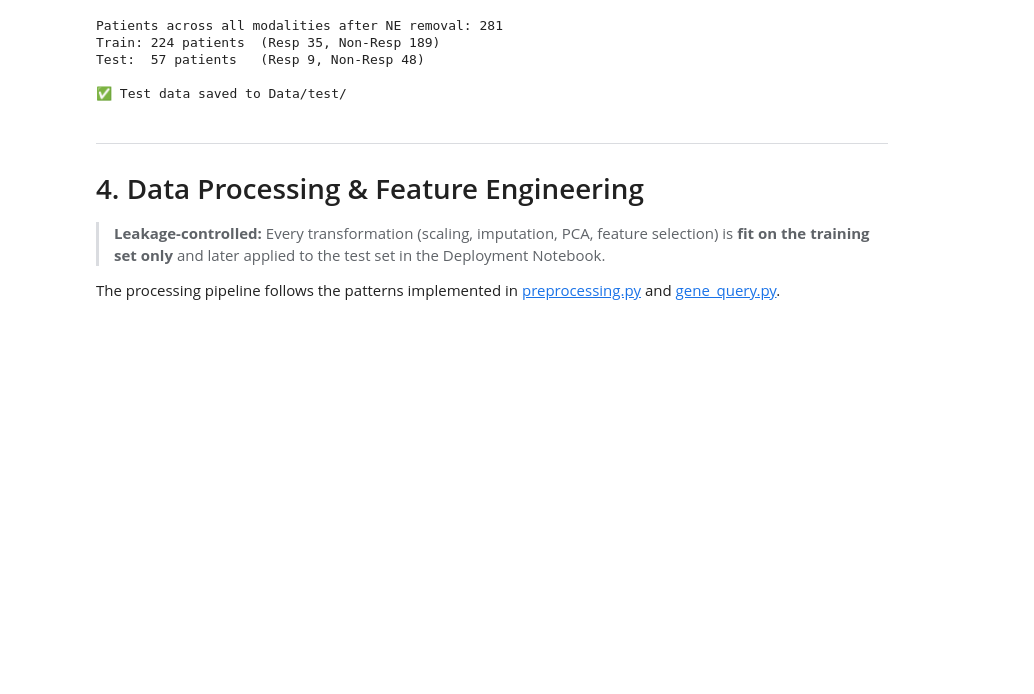
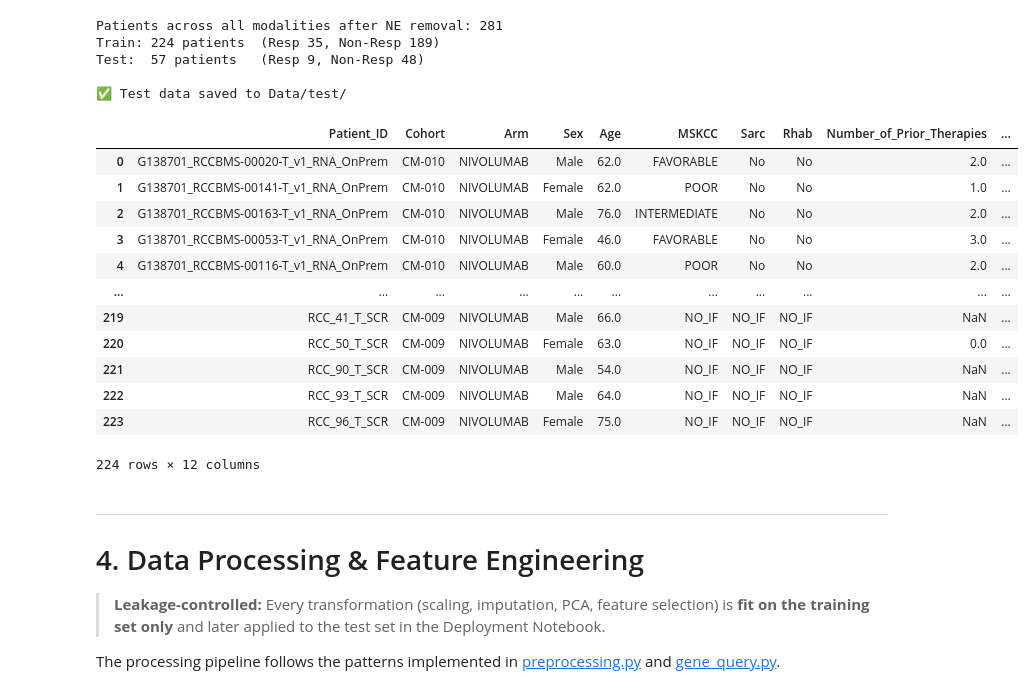
Before and after one commit to trinhthechuong/Hackathon_DIGPHAT, a Jupyter notebook: 01_Model_Development.ipynb, the cells around one changed output. Drawn from its saved outputs; the diff is of its cells as text; code cells hidden in the pictures; blank space fills up the shorter version.

Commit message:
update new notebook and data splitting

```diff
--- a/01_Model_Development.ipynb
+++ b/01_Model_Development.ipynb
@@ -290,6 +290,22 @@ Train: 224 patients  (Resp 35, Non-Resp 189)
 Test:  57 patients   (Resp 9, Non-Resp 48)
 
 ✅ Test data saved to Data/test/
+# %%
+train_clin.to_csv('Data/')
+# %% [output]
+|  | Patient_ID | Cohort | Arm | Sex | Age | MSKCC | Sarc | Rhab | Number_of_Prior_Therapies | ... |
+| 0 | G138701_RCCBMS-00020-T_v1_RNA_OnPrem | CM-010 | NIVOLUMAB | Male | 62.0 | FAVORABLE | No | No | 2.0 | ... |
+| 1 | G138701_RCCBMS-00141-T_v1_RNA_OnPrem | CM-010 | NIVOLUMAB | Female | 62.0 | POOR | No | No | 1.0 | ... |
+| 2 | G138701_RCCBMS-00163-T_v1_RNA_OnPrem | CM-010 | NIVOLUMAB | Male | 76.0 | INTERMEDIATE | No | No | 2.0 | ... |
+| 3 | G138701_RCCBMS-00053-T_v1_RNA_OnPrem | CM-010 | NIVOLUMAB | Female | 46.0 | FAVORABLE | No | No | 3.0 | ... |
+| 4 | G138701_RCCBMS-00116-T_v1_RNA_OnPrem | CM-010 | NIVOLUMAB | Male | 60.0 | POOR | No | No | 2.0 | ... |
+| ... | ... | ... | ... | ... | ... | ... | ... | ... | ... | ... |
+| 219 | RCC_41_T_SCR | CM-009 | NIVOLUMAB | Male | 66.0 | NO_IF | NO_IF | NO_IF | NaN | ... |
+| 220 | RCC_50_T_SCR | CM-009 | NIVOLUMAB | Female | 63.0 | NO_IF | NO_IF | NO_IF | 0.0 | ... |
+| 221 | RCC_90_T_SCR | CM-009 | NIVOLUMAB | Male | 54.0 | NO_IF | NO_IF | NO_IF | NaN | ... |
+| 222 | RCC_93_T_SCR | CM-009 | NIVOLUMAB | Male | 64.0 | NO_IF | NO_IF | NO_IF | NaN | ... |
+| 223 | RCC_96_T_SCR | CM-009 | NIVOLUMAB | Female | 75.0 | NO_IF | NO_IF | NO_IF | NaN | ... |
+224 rows × 12 columns
 # %% [markdown]
 ---
 # 4. Data Processing & Feature Engineering
```
Also changed, not shown: 11 other files.
